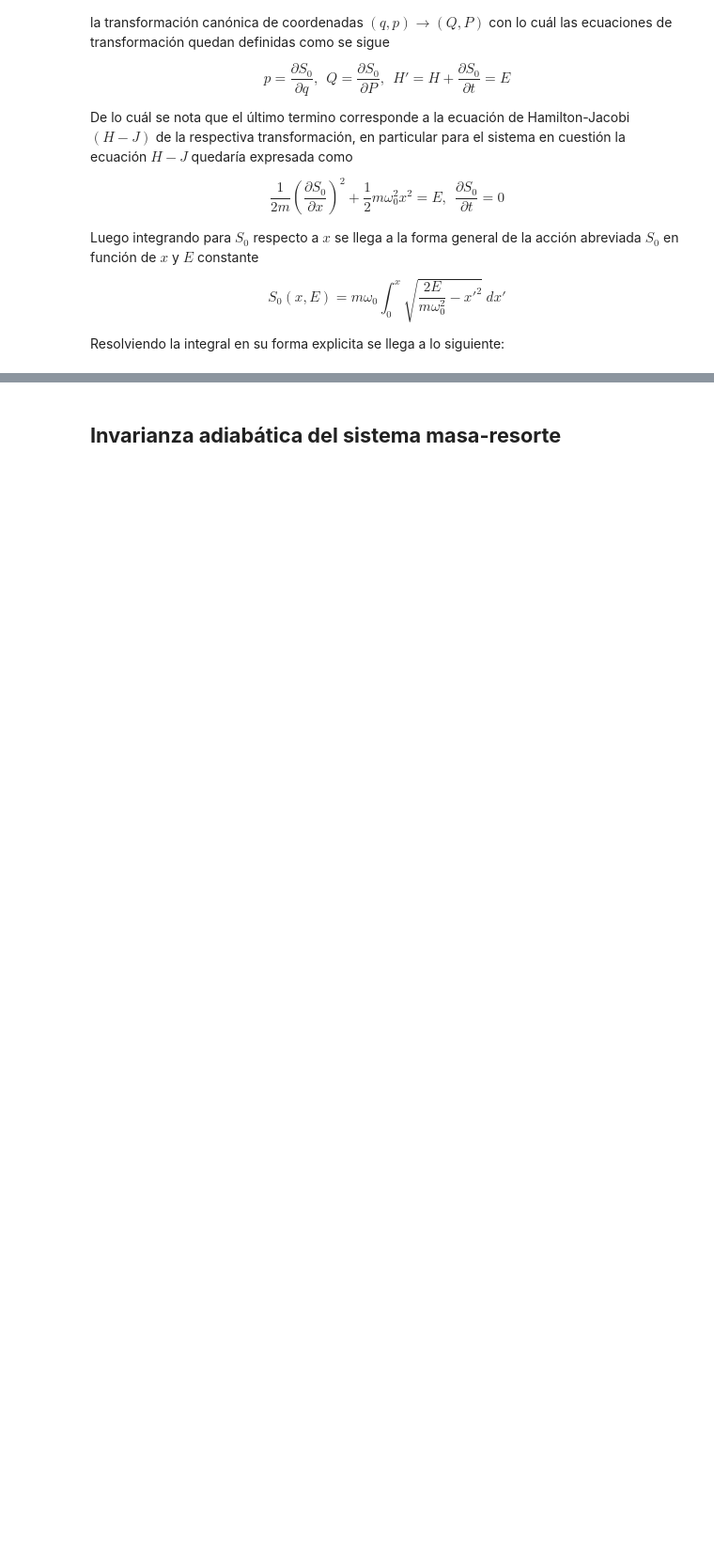
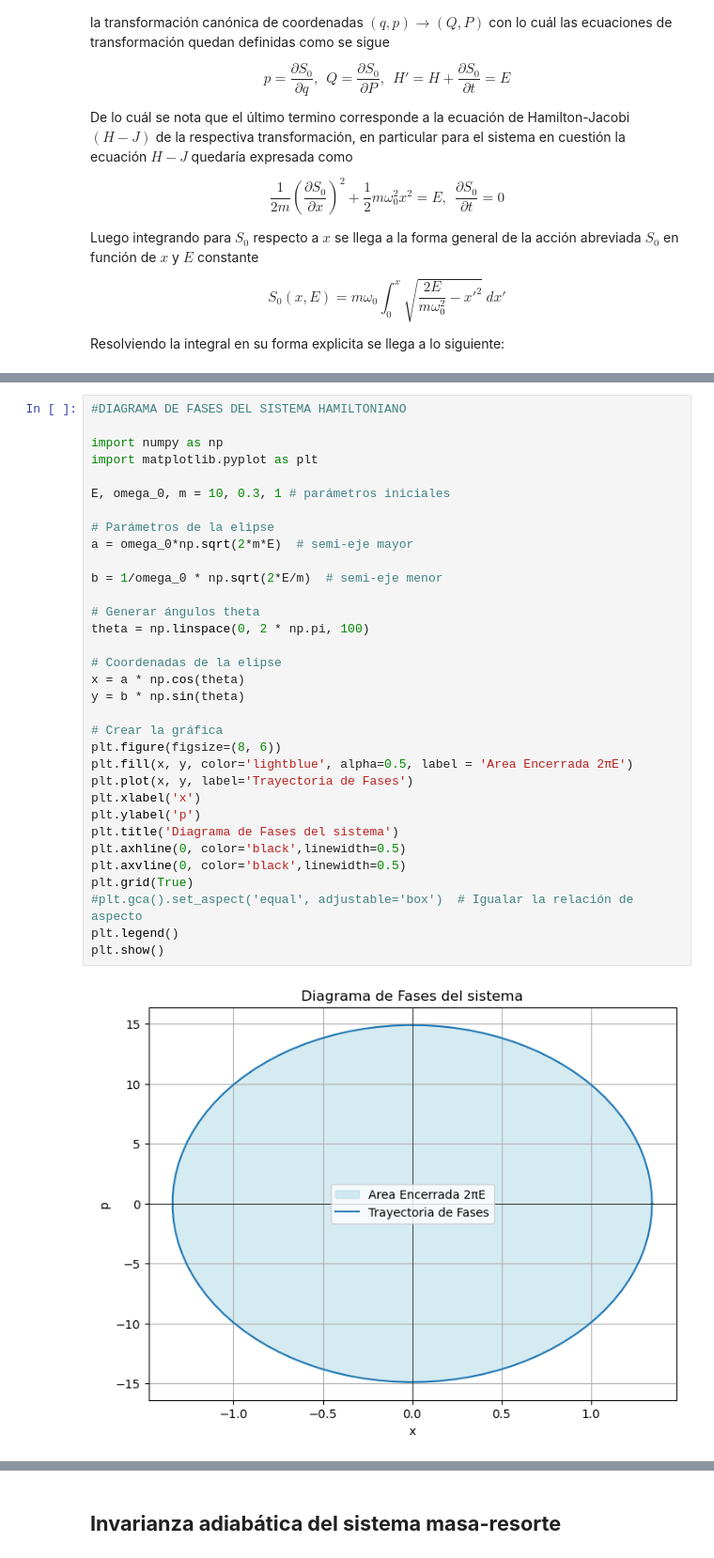
Before and after one commit to jerolg/FISICA_TEORICA_2, a Jupyter notebook: T3_Mecanica_hamilton/T3_hamilton.ipynb, the cells around one changed output, grey strips where cells are left out. Shown at 94% size. Saved outputs shown, nothing was run; the diff lists cells and outputs as text; blank space fills up the shorter version.

```diff
--- a/T3_Mecanica_hamilton/T3_hamilton.ipynb
+++ b/T3_Mecanica_hamilton/T3_hamilton.ipynb
@@ -151,0 +128,35 @@ $\displaystyle \frac{\sqrt{2} \sqrt{E} \sin{\left(\frac{t - t_{0}}{\omega_{0}} \
+# %%
+#DIAGRAMA DE FASES DEL SISTEMA HAMILTONIANO
+
+import numpy as np
+import matplotlib.pyplot as plt
+
+E, omega_0, m = 10, 0.3, 1 # parámetros iniciales
+
+# Parámetros de la elipse
+a = omega_0*np.sqrt(2*m*E)  # semi-eje mayor
+
+b = 1/omega_0 * np.sqrt(2*E/m)  # semi-eje menor
+
+# Generar ángulos theta
+theta = np.linspace(0, 2 * np.pi, 100)
+
+# Coordenadas de la elipse
+x = a * np.cos(theta)
+y = b * np.sin(theta)
+
+# Crear la gráfica
+plt.figure(figsize=(8, 6))
+plt.fill(x, y, color='lightblue', alpha=0.5, label = 'Area Encerrada 2πE')
+plt.plot(x, y, label='Trayectoria de Fases')
+plt.xlabel('x')
+plt.ylabel('p')
+plt.title('Diagrama de Fases del sistema')
+plt.axhline(0, color='black',linewidth=0.5)
+plt.axvline(0, color='black',linewidth=0.5)
+plt.grid(True)
+#plt.gca().set_aspect('equal', adjustable='box')  # Igualar la relación de aspecto
+plt.legend()
+plt.show()
+# %% [output]
+[figure, added]
```
Also changed, not shown: parts of 13 cells of this notebook.
